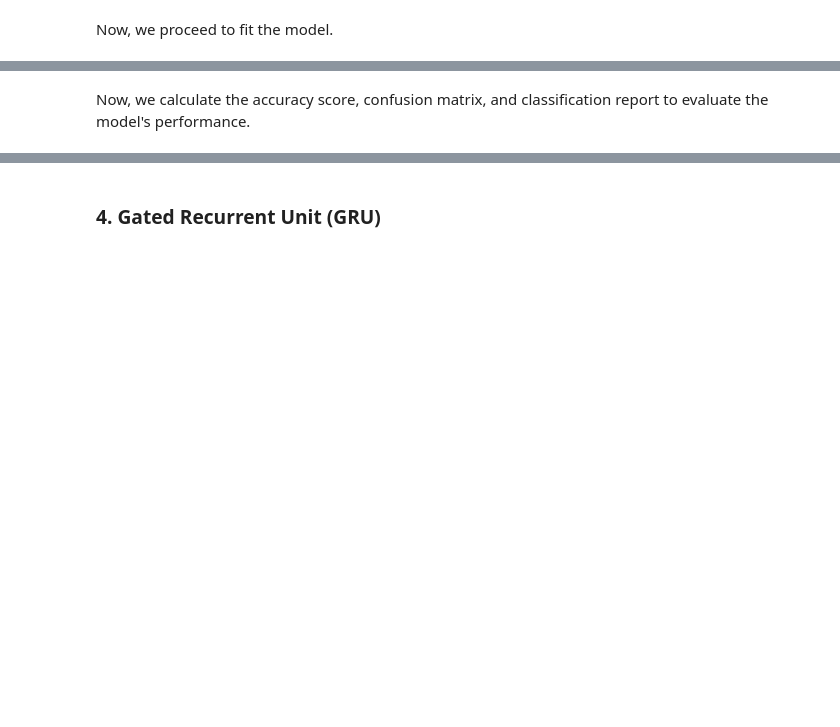
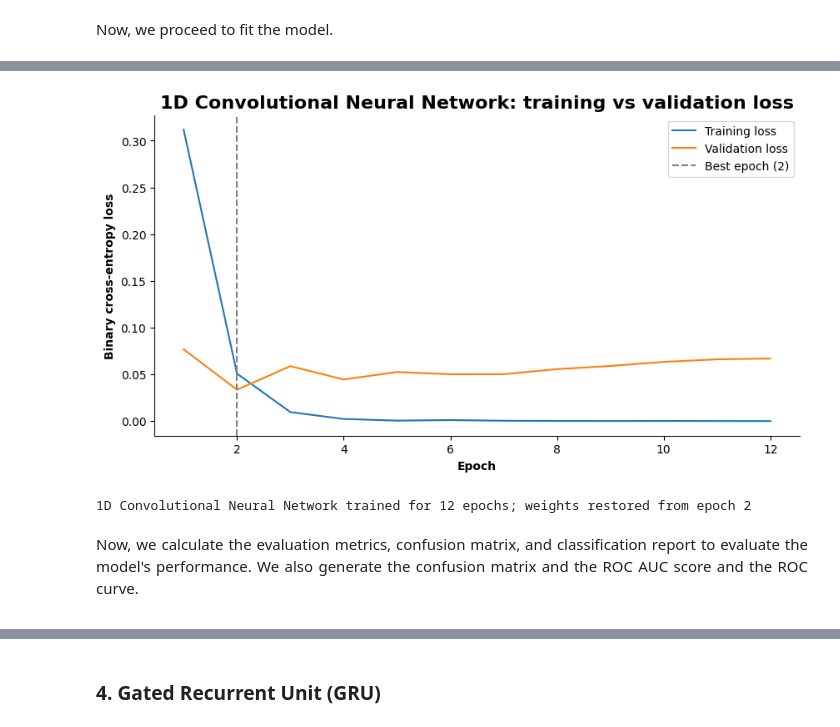
Before and after one commit to tasnimtalha09/naive-bayes-classifiers-vs-neural-network-models-for-spam-detection, a Jupyter notebook: notebooks/neural_network.ipynb, the cells around one changed output, grey strips where cells are left out. Saved outputs shown, nothing was run; the diff lists cells and outputs as text; code cells hidden in the pictures; blank space fills up the shorter version.

```diff
--- a/notebooks/neural_network.ipynb
+++ b/notebooks/neural_network.ipynb
@@ -522,0 +624,10 @@ X_test_cnn = pad_sequences(tokenizer_cnn.texts_to_sequences(X_test), maxlen = ma
+# %%
+# setting the vocabulary size (index 0 = padding, index 1 = "<OOV>", the rest are real words)
+max_words = 5000
+
+# learning the vocabulary from the training set only; unknown words are mapped to "<OOV>" instead of being dropped
+tokenizer = Tokenizer(num_words = max_words, oov_token = "<OOV>")
+tokenizer.fit_on_texts(texts = X_train)
+
+# printing the number of distinct words in the training set, and the number of words kept (the rest are dropped)
+print(f"Distinct words in the training set: {len(tokenizer.word_index) - 1:,} (the top {max_words - 2:,} are kept)")
@@ -522,0 +638,11 @@ X_test_cnn = pad_sequences(tokenizer_cnn.texts_to_sequences(X_test), maxlen = ma
+# %%
+# checking how long the messages really are (in words), to see whether max_len is sensible
+train_lengths = np.array([len(sequence) for sequence in tokenizer.texts_to_sequences(texts = X_train)])
+
+# printing the median, 95th percentile, 99th percentile, and longest message length, and the share of messages longer than max_len
+print(
+f"""{"Median length":<30}: {np.median(a = train_lengths):.0f} words
+{"95th percentile":<30}: {np.percentile(a = train_lengths, q = 95):.0f} words
+{"99th percentile":<30}: {np.percentile(a = train_lengths, q = 99):.0f} words
+{"Longest message":<30}: {train_lengths.max()} words"""
+)
@@ -522,0 +656,8 @@ X_test_cnn = pad_sequences(tokenizer_cnn.texts_to_sequences(X_test), maxlen = ma
+# %%
+# setting the maximum sequence length from the training data: the 99th percentile, so only ~1% of messages are shortened
+max_len = int(np.ceil(
+    np.percentile(a = train_lengths, q = 99) / 10
+) * 10)
+
+# printing the maximum sequence length
+print(f"max_len set to {max_len} words and messages longer than max_len: {(train_lengths > max_len).mean():.2%}")
@@ -523,2 +668,7 @@ X_test_cnn = pad_sequences(tokenizer_cnn.texts_to_sequences(X_test), maxlen = ma
+# %%
+# converting the three sets to padded integer sequences
+X_train_seq = pad_sequences(sequences = tokenizer.texts_to_sequences(texts = X_train), maxlen = max_len)
+X_val_seq = pad_sequences(sequences = tokenizer.texts_to_sequences(texts = X_val), maxlen = max_len)
+X_test_seq = pad_sequences(sequences = tokenizer.texts_to_sequences(texts = X_test), maxlen = max_len)
 # %% [markdown]
 Now, we proceed to fit the model.
@@ -603,3 +756,13 @@ Model: "sequential_1"
+# %%
+# plotting the training and validation loss for the CNN
+plot_training_history(history = history_cnn, model_name = "1D Convolutional Neural Network")
+# %% [output]
+[figure, added]
+1D Convolutional Neural Network trained for 12 epochs; weights restored from epoch 2
 # %% [markdown]
-Now, we calculate the accuracy score, confusion matrix, and classification report to evaluate the model's performance.
+<div style = "text-align: justify;">
+
+Now, we calculate the evaluation metrics, confusion matrix, and classification report to evaluate the model's performance. We also generate the confusion matrix and the ROC AUC score and the ROC curve.
+
+</div>
 # %%
```
Also changed, not shown: parts of 140 cells of this notebook, 3 other files.
